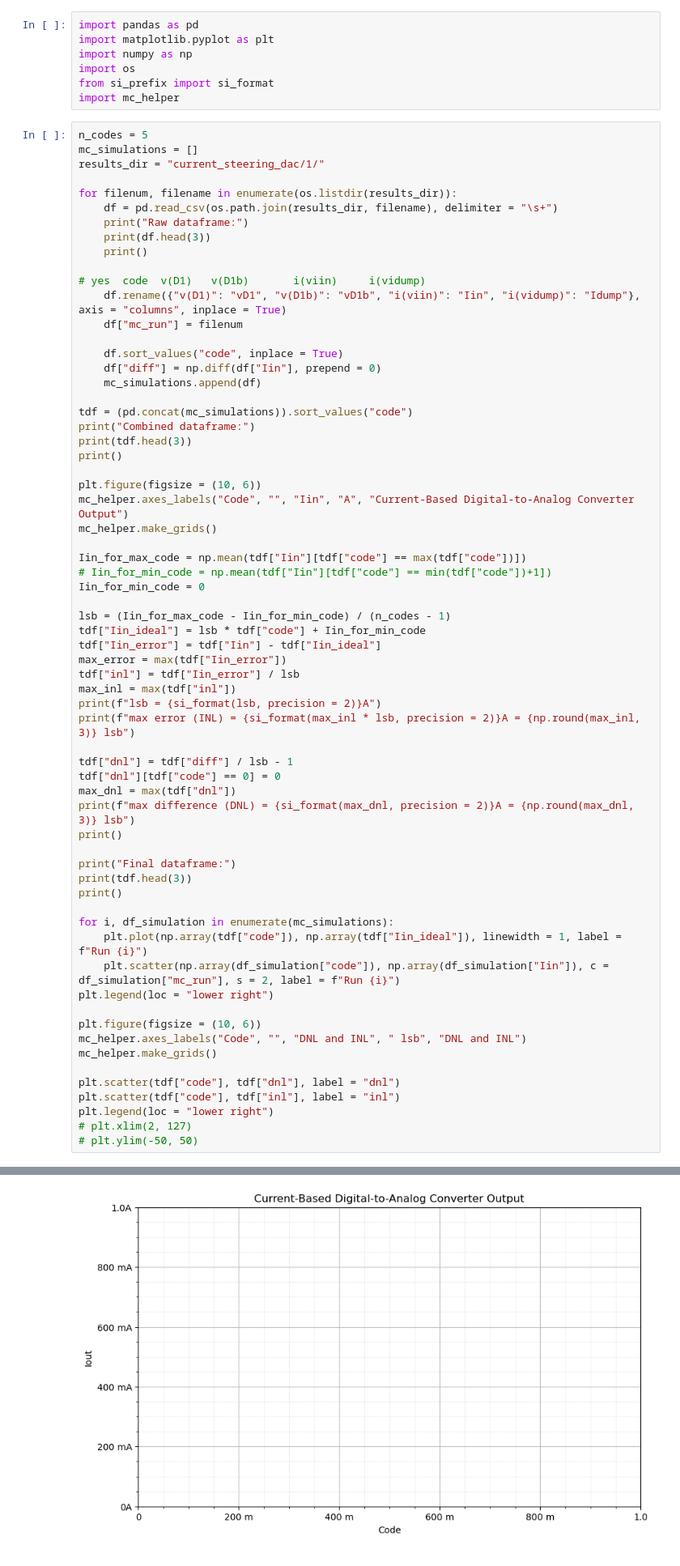
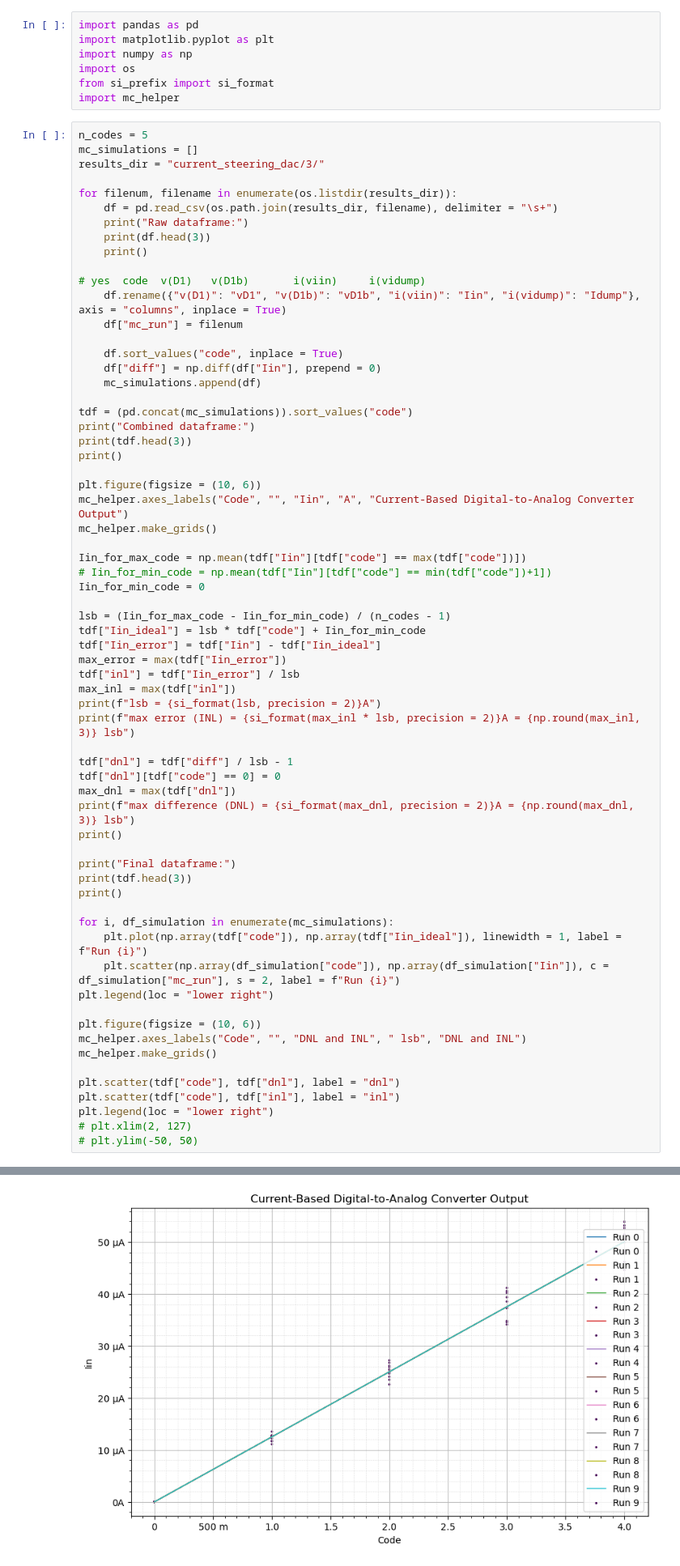
Before and after one commit to ianeyk/vlsi, a Jupyter notebook: mp5/simulations/plot_dac_mc.ipynb, the cells around one changed output, grey strips where cells are left out. Shown: that part at 81% size. Cells and saved outputs as stored; diff of their text form.

Commit message:
simulate current steering dac; working well

```diff
--- a/mp5/simulations/plot_dac_mc.ipynb
+++ b/mp5/simulations/plot_dac_mc.ipynb
@@ -8,7 +8,7 @@ import mc_helper
 # %%
 n_codes = 5
 mc_simulations = []
-results_dir = "current_steering_dac/1/"
+results_dir = "current_steering_dac/3/"
 
 for filenum, filename in enumerate(os.listdir(results_dir)):
     df = pd.read_csv(os.path.join(results_dir, filename), delimiter = "\s+")
@@ -86 +96 @@ KeyError: 'Iout'
-[figure, old version]
+[figure, new version]
```
Also changed, not shown: parts of 1 cell of this notebook, 33 other files.
